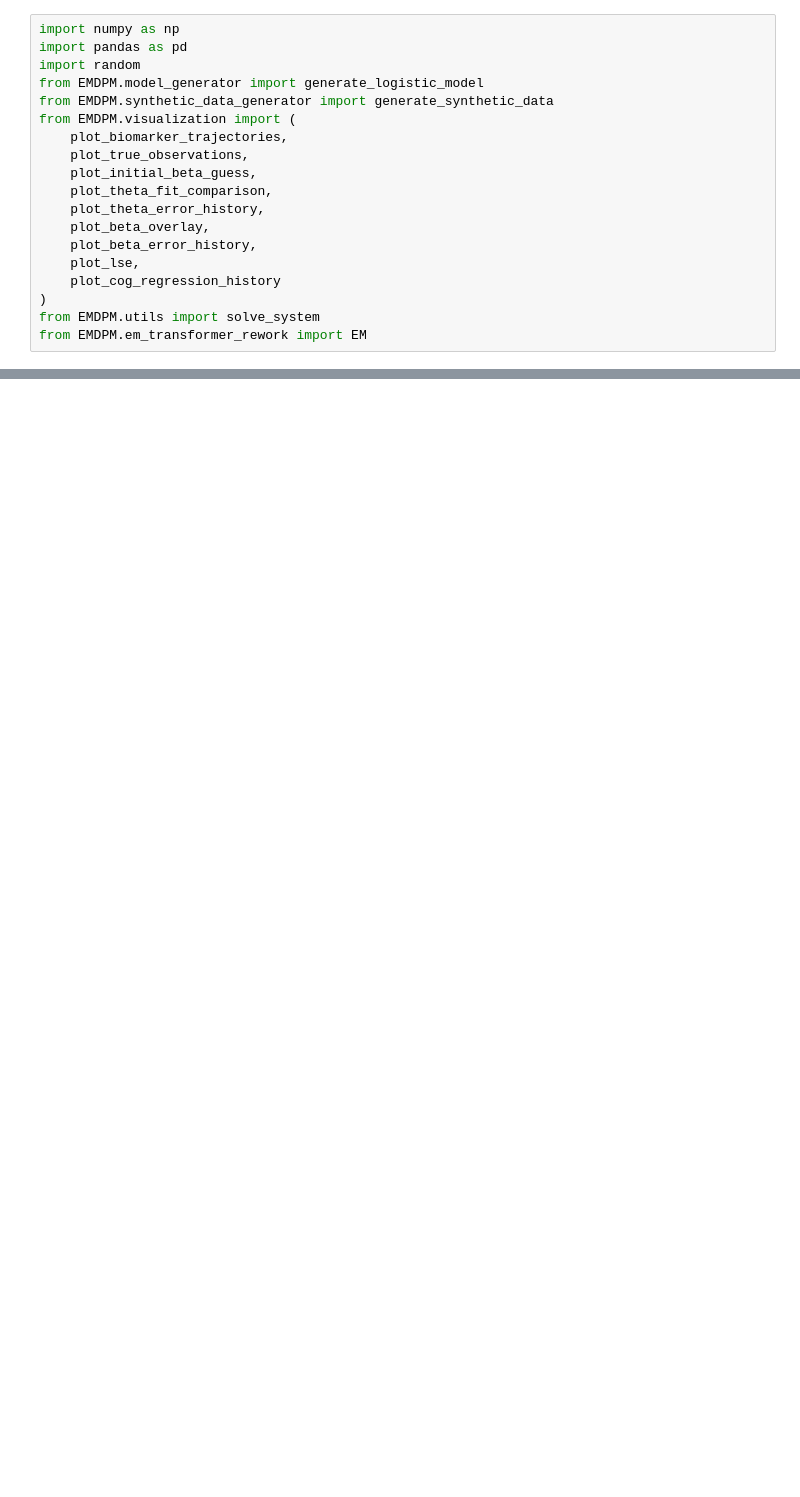
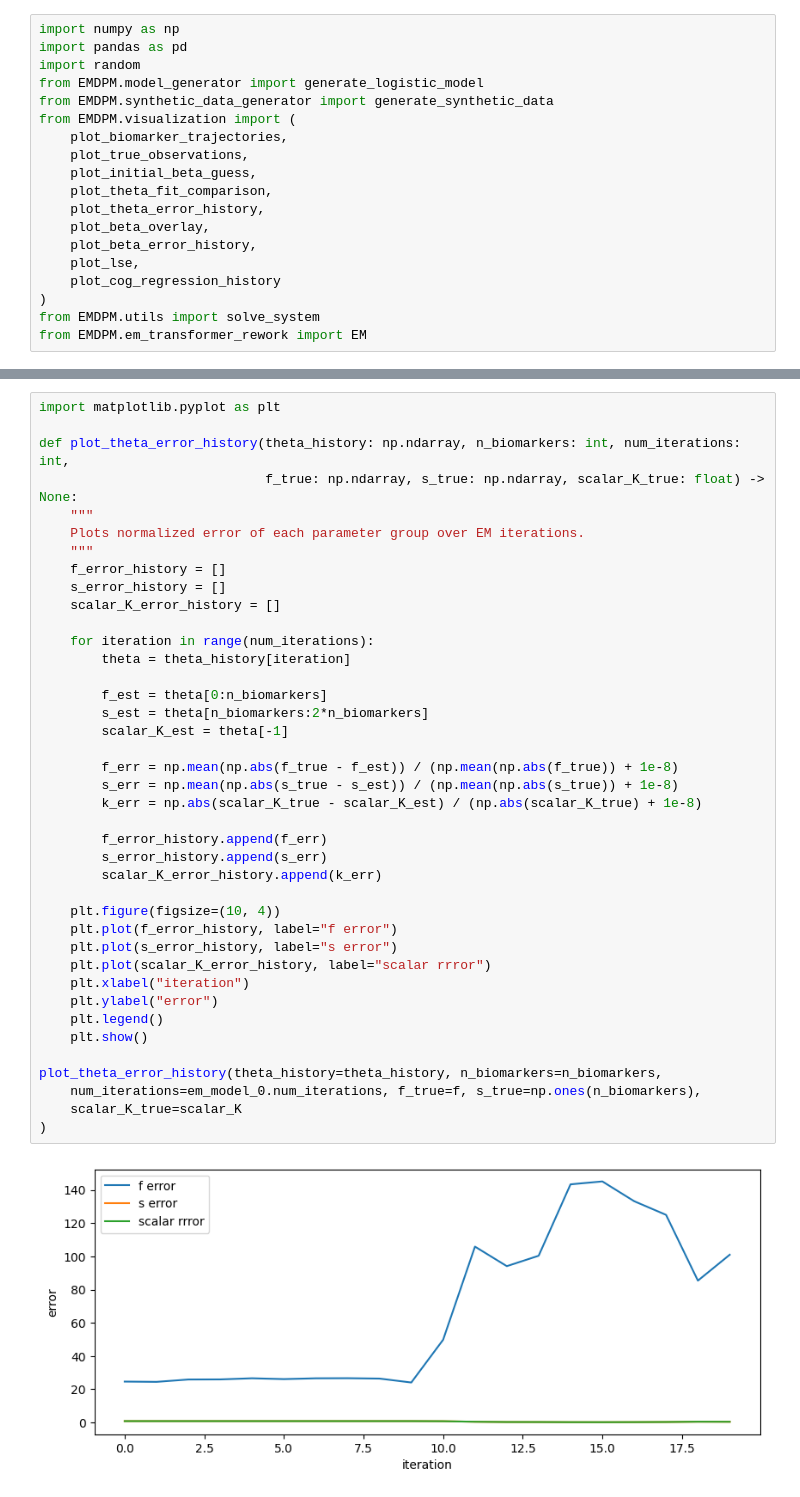
Before and after one commit to LAMCIG/Progression_models_simulations, a Jupyter notebook: EMDPM/experiments/test.ipynb, the cells around one changed output, grey strips where cells are left out. Cells and saved outputs as stored; diff of their text form; blank space fills up the shorter version.

```diff
--- a/EMDPM/experiments/test.ipynb
+++ b/EMDPM/experiments/test.ipynb
@@ -114,0 +121,42 @@ AttributeError: 'EM' object has no attribute 'beta_iter_'
+# %%
+import matplotlib.pyplot as plt
+
+def plot_theta_error_history(theta_history: np.ndarray, n_biomarkers: int, num_iterations: int,
+                             f_true: np.ndarray, s_true: np.ndarray, scalar_K_true: float) -> None:
+    """
+    Plots normalized error of each parameter group over EM iterations.
+    """
+    f_error_history = []
+    s_error_history = []
+    scalar_K_error_history = []
+
+    for iteration in range(num_iterations):
+        theta = theta_history[iteration]
+
+        f_est = theta[0:n_biomarkers]
+        s_est = theta[n_biomarkers:2*n_biomarkers]
+        scalar_K_est = theta[-1]
+
+        f_err = np.mean(np.abs(f_true - f_est)) / (np.mean(np.abs(f_true)) + 1e-8)
+        s_err = np.mean(np.abs(s_true - s_est)) / (np.mean(np.abs(s_true)) + 1e-8)
+        k_err = np.abs(scalar_K_true - scalar_K_est) / (np.abs(scalar_K_true) + 1e-8)
+
+        f_error_history.append(f_err)
+        s_error_history.append(s_err)
+        scalar_K_error_history.append(k_err)
+
+    plt.figure(figsize=(10, 4))
+    plt.plot(f_error_history, label="f error")
+    plt.plot(s_error_history, label="s error")
+    plt.plot(scalar_K_error_history, label="scalar rrror")
+    plt.xlabel("iteration")
+    plt.ylabel("error")
+    plt.legend()
+    plt.show()
+
+plot_theta_error_history(theta_history=theta_history, n_biomarkers=n_biomarkers,
+    num_iterations=em_model_0.num_iterations, f_true=f, s_true=np.ones(n_biomarkers),
+    scalar_K_true=scalar_K
+)
+# %% [output]
+[figure, added]
```
Also changed, not shown: parts of 4 cells of this notebook, 4 other files.
